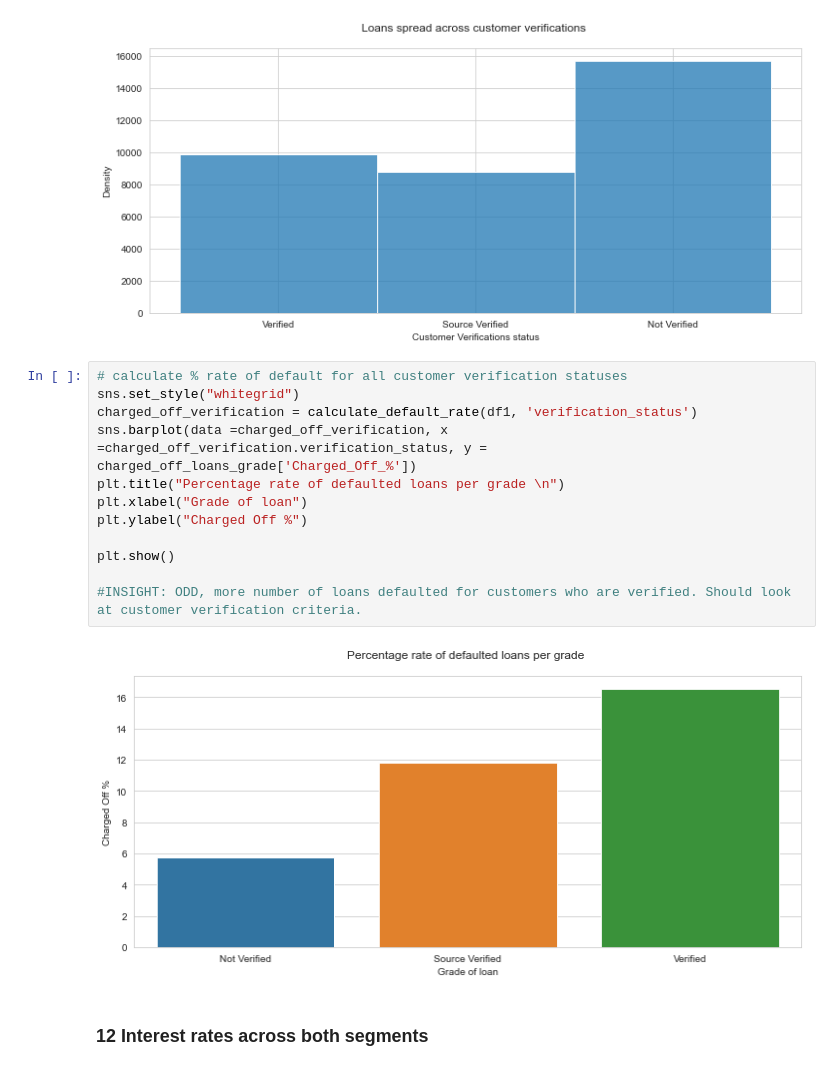
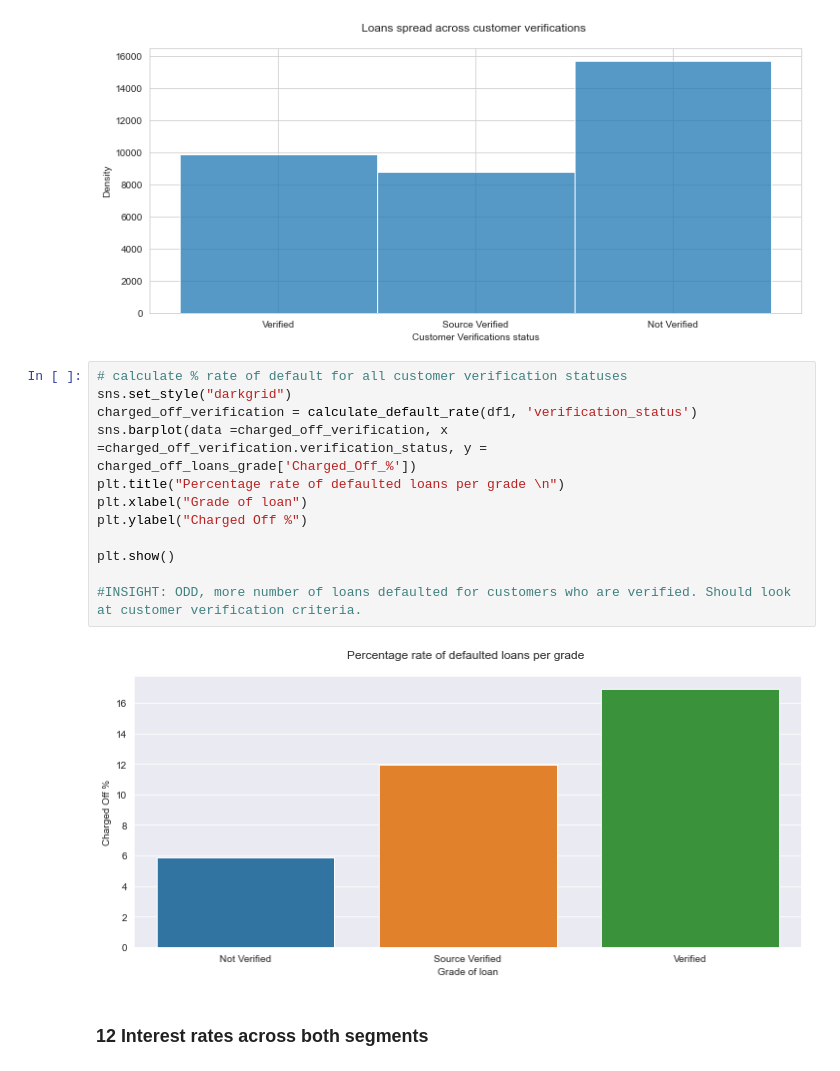
Before and after one commit to NavsGo/LendingClub_CaseStudy, a Jupyter notebook: CS-LendingClub.ipynb, the cells around one changed output. Saved outputs shown, nothing was run; the diff lists cells and outputs as text.

```diff
--- a/CS-LendingClub.ipynb
+++ b/CS-LendingClub.ipynb
@@ -1009,18 +1009,18 @@ plt.show()
 [figure]
 # %%
 # calculate % rate of default for all customer verification statuses
-sns.set_style("whitegrid")
+sns.set_style("darkgrid")
 charged_off_verification = calculate_default_rate(df1, 'verification_status')
 sns.barplot(data =charged_off_verification, x =charged_off_verification.verification_status, y = charged_off_loans_grade['Charged_Off_%'])
 plt.title("Percentage rate of defaulted loans per grade \n")
 plt.xlabel("Grade of loan")
 plt.ylabel("Charged Off %")
 
 plt.show()
 
 #INSIGHT: ODD, more number of loans defaulted for customers who are verified. Should look at customer verification criteria.
 # %% [output]
-[figure, old version]
+[figure, new version]
 # %% [markdown]
 ### 12 Interest rates across both segments
 # %%
```
Also changed, not shown: parts of 11 cells of this notebook.
